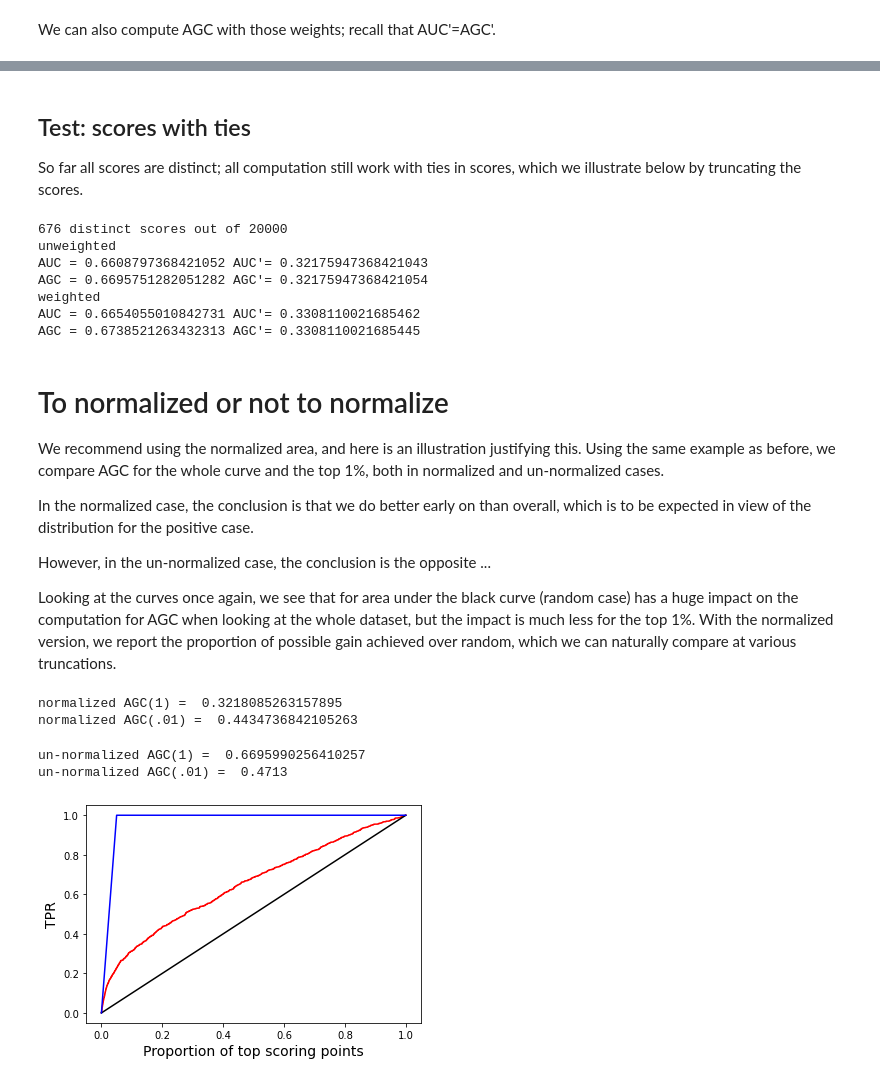
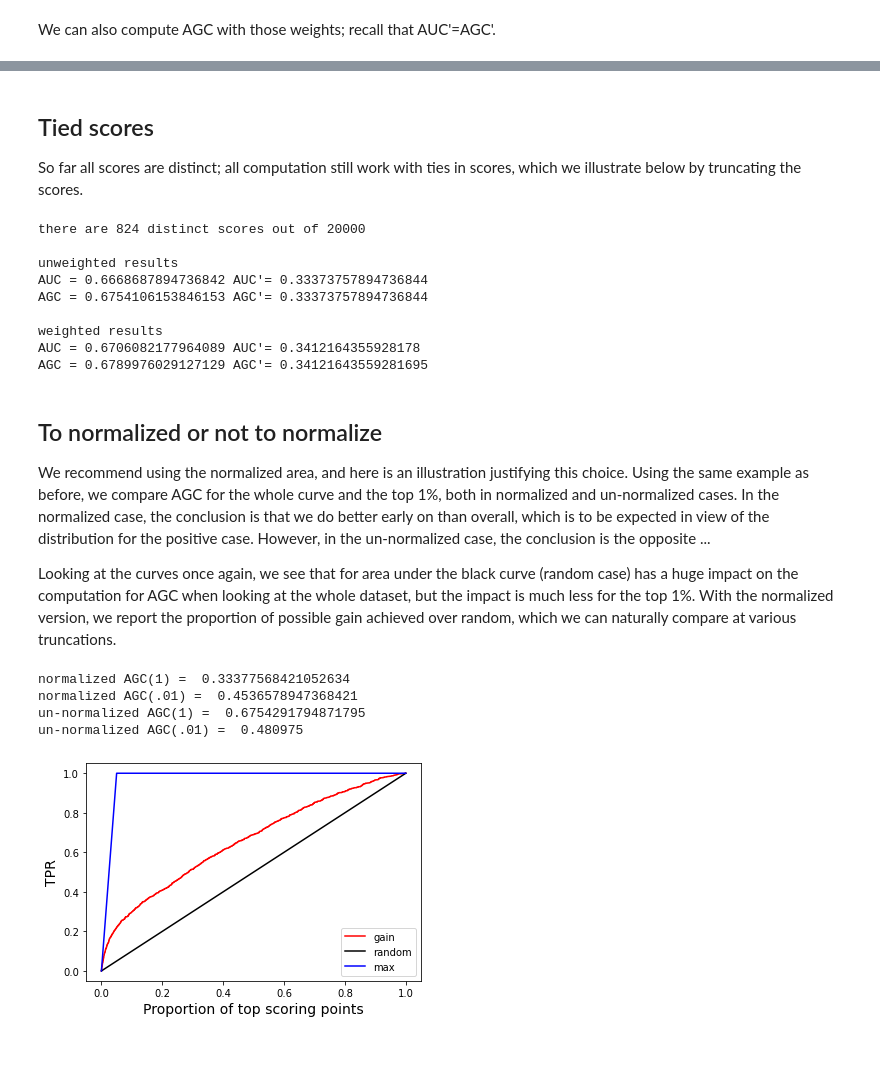
Before and after one commit to ftheberge/agc, a Jupyter notebook: agc/agc.ipynb, the cells around one changed output, grey strips where cells are left out. Drawn from its saved outputs; the diff is of its cells as text; code cells hidden in the pictures; blank space fills up the shorter version.

```diff
--- a/agc/agc.ipynb
+++ b/agc/agc.ipynb
@@ -238,46 +246,41 @@ AGC'=  0.3308070751719697
 # %% [markdown]
-## Test: scores with ties
+## Tied scores
 
 So far all scores are distinct; all computation still work with ties in scores, which we illustrate below by truncating the scores.
 # %%
-## force ties
+## force some ties
 sc = [int(x*1000)/1000 for x in scores]
-print(len(np.unique(sc)),'distinct scores out of',len(sc))
+print('there are',len(np.unique(sc)),'distinct scores out of',len(sc))
 
-## unweighted
-print('unweighted')
+## unweighted AUC/AGC
+print('\nunweighted results')
 AUC = roc_auc_score(np.array(labels), np.array(sc))
 print('AUC =',AUC,'AUC\'=',(AUC-.5)/.5)
 ## weighted AGC
 print('AGC =',agc_score(labels, sc, normalized=False),
       "AGC'=",agc_score(labels, sc, normalized=True))
 
-## compute weighted AUC
-print('weighted')
+## weighted AUC/AGC, same random weights as above
+print('\nweighted results')
 AUC = roc_auc_score(np.array(labels), np.array(sc), sample_weight=np.array(W))
 print('AUC =',AUC,'AUC\'=',(AUC-.5)/.5)
 ## weighted AGC
 print('AGC =',agc_score(labels, sc, sample_weight=W, normalized=False),
       "AGC'=",agc_score(labels, sc, sample_weight=W, normalized=True))
 # %% [output]
-676 distinct scores out of 20000
-unweighted
-AUC = 0.6608797368421052 AUC'= 0.32175947368421043
-AGC = 0.6695751282051282 AGC'= 0.32175947368421054
-weighted
-AUC = 0.6654055010842731 AUC'= 0.3308110021685462
-AGC = 0.6738521263432313 AGC'= 0.3308110021685445
+there are 824 distinct scores out of 20000
+
+unweighted results
+AUC = 0.6668687894736842 AUC'= 0.33373757894736844
+AGC = 0.6754106153846153 AGC'= 0.33373757894736844
+
+weighted results
+AUC = 0.6706082177964089 AUC'= 0.3412164355928178
+AGC = 0.6789976029127129 AGC'= 0.34121643559281695
 # %% [markdown]
-# To normalized or not to normalize
+## To normalized or not to normalize
 
-We recommend using the normalized area, and here is an illustration justifying this.
-Using the same example as before, we compare AGC for the whole curve and the top 1%,
-both in normalized and un-normalized cases.
-
-In the normalized case, the conclusion is that we do better early on than overall, which
-is to be expected in view of the distribution for the positive case.
-
-However, in the un-normalized case, the conclusion is the opposite ...
+We recommend using the normalized area, and here is an illustration justifying this choice. Using the same example as before, we compare AGC for the whole curve and the top 1%, both in normalized and un-normalized cases. In the normalized case, the conclusion is that we do better early on than overall, which is to be expected in view of the distribution for the positive case. However, in the un-normalized case, the conclusion is the opposite ...
 
 Looking at the curves once again, we see that for area under the black curve (random case) has a huge impact on the computation for AGC when looking at the whole dataset, but the impact is much less for the top 1%.
 With the normalized version, we report the proportion of possible gain achieved over random, which we can naturally compare at various truncations.
@@ -285,25 +288,24 @@ With the normalized version, we report the proportion of possible gain achieved
 ## normalized agc, all data and top 1%
 print('normalized AGC(1) = ',agc_score(labels, scores, normalized=True, truncate=1))
 print('normalized AGC(.01) = ',agc_score(labels, scores, normalized=True, truncate=.01))
+## un-normalized agc, all data and top 1%
+print('un-normalized AGC(1) = ',agc_score(labels, scores, normalized=False, truncate=1))
+print('un-normalized AGC(.01) = ',agc_score(labels, scores, normalized=False, truncate=.01))
 # %% [output]
-normalized AGC(1) =  0.3218085263157895
-normalized AGC(.01) =  0.4434736842105263
+normalized AGC(1) =  0.33377568421052634
+normalized AGC(.01) =  0.4536578947368421
+un-normalized AGC(1) =  0.6754291794871795
+un-normalized AGC(.01) =  0.480975
-# %%
-## un-normalized agc, all data and top 1%
-print('un-normalized AGC(1) = ',agc_score(labels, scores, normalized=False, truncate=1))
-print('un-normalized AGC(.01) = ',agc_score(labels, scores, normalized=False, truncate=.01))
-# %% [output]
-un-normalized AGC(1) =  0.6695990256410257
-un-normalized AGC(.01) =  0.4713
 # %%
 ## plot gain curve as well as max and (expected) random curves
 top, tpr, _ = gain_curve(y_true=labels, y_score=scores, pos_label=1, truncate=1)
-plt.plot(top,tpr,'red')
-plt.plot([0,1],[0,1],color='black') ## random
+plt.plot(top,tpr,'red',label='gain')
+plt.plot([0,1],[0,1],color='black',label='random') ## random
 r = N_pos/N ## proportion of positives overall
-plt.plot([0,r,1],[0,1,1],color='blue'); ## max
+plt.plot([0,r,1],[0,1,1],color='blue',label='max'); ## max
+plt.legend()
 plt.xlabel('Proportion of top scoring points',fontsize=14)
 plt.ylabel('TPR',fontsize=14);
 # %% [output]
-[figure, old version]
+[figure, new version]
 # %%
```
Also changed, not shown: parts of 34 cells of this notebook, 15 other files.
